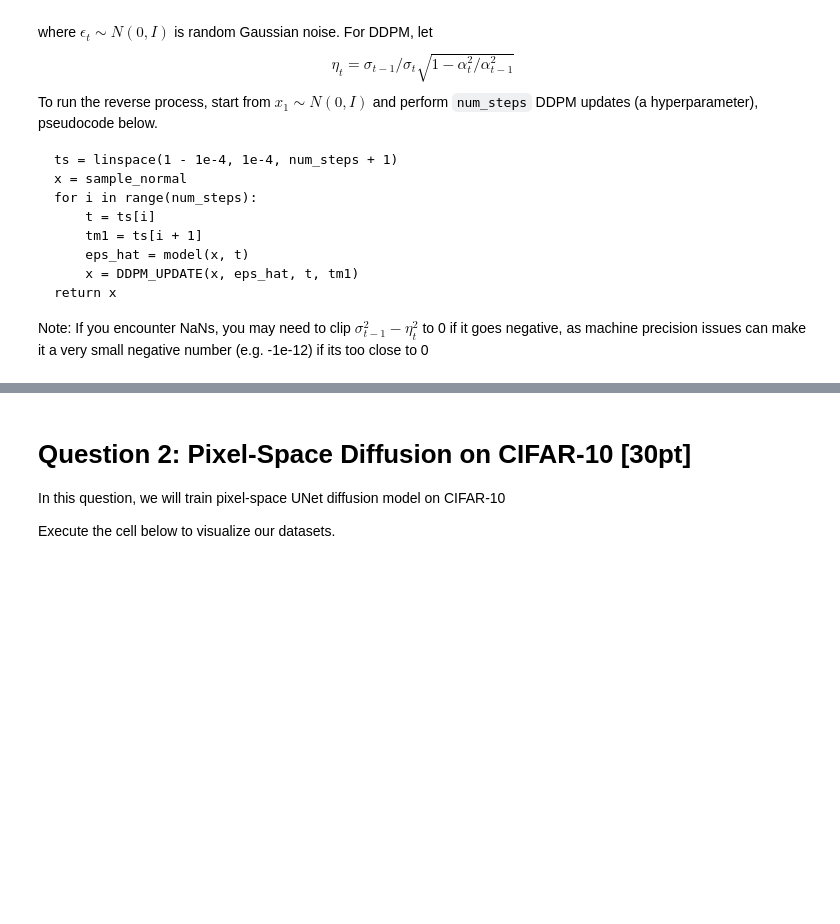
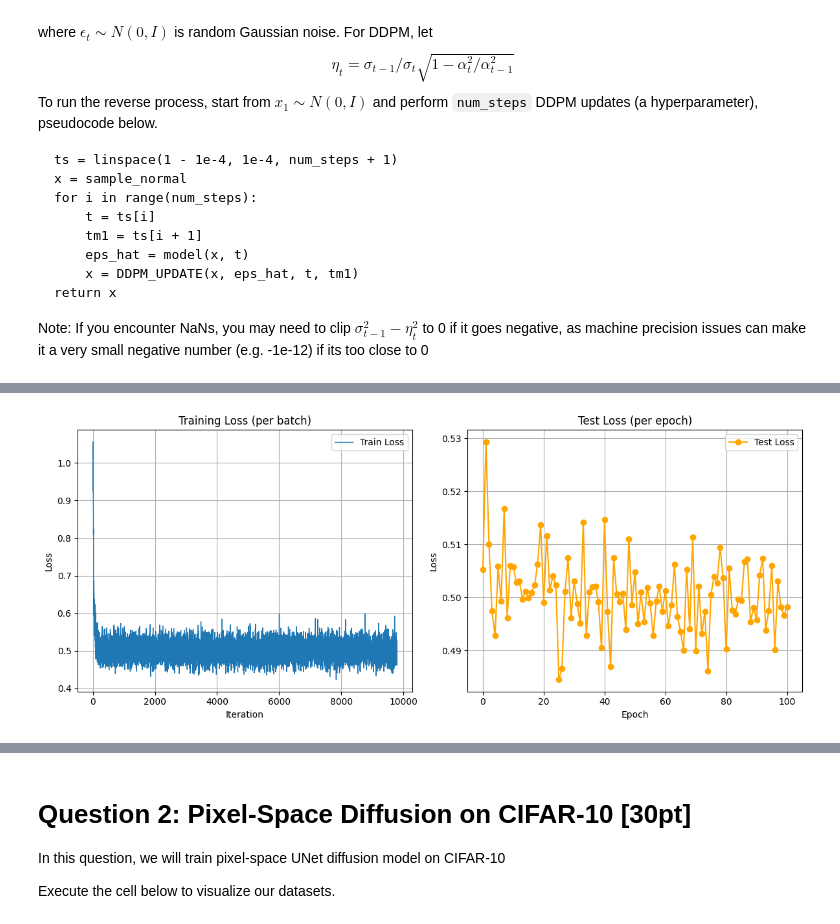
Before and after one commit to ke1999/DDPM, a Jupyter notebook: homeworks/hw4/hw4.ipynb, the cells around one changed output, grey strips where cells are left out. Drawn from its saved outputs; the diff is of its cells as text; code cells hidden in the pictures; blank space fills up the shorter version.

```diff
--- a/homeworks/hw4/hw4.ipynb
+++ b/homeworks/hw4/hw4.ipynb
@@ -95,3 +284,39 @@ Note: If you encounter NaNs, you may need to clip $\sigma_{t-1}^2 - \eta_t^2$ to
+# %%
+#训练和测试损失
+def plot_losses(train_losses, test_losses, batch_per_epoch, save_path=None):
+    import matplotlib.pyplot as plt
+
+    plt.figure(figsize=(12, 5))
+
+    # 训练损失（每个 batch）
+    plt.subplot(1, 2, 1)
+    plt.plot(train_losses, label='Train Loss', linewidth=1)
+    plt.title('Training Loss (per batch)')
+    plt.xlabel('Iteration')
+    plt.ylabel('Loss')
+    plt.grid(True)
+    plt.legend()
+
+    # 测试损失（每个 epoch）
+    plt.subplot(1, 2, 2)
+    epochs = np.arange(len(test_losses))
+    plt.plot(epochs, test_losses, label='Test Loss', color='orange', marker='o')
+    plt.title('Test Loss (per epoch)')
+    plt.xlabel('Epoch')
+    plt.ylabel('Loss')
+    plt.grid(True)
+    plt.legend()
+
+    plt.tight_layout()
+    if save_path:
+        plt.savefig(save_path)
+    plt.show()
+# %%
+# 假设你的 batch_size=1024，train_data.shape[0]=100000 → 每个 epoch 约 98 个 batch
+batch_per_epoch = len(train_data) // 1024
+plot_losses(train_losses, test_losses, batch_per_epoch)
+# %% [output]
+[figure, added]
 # %%
 def q1(train_data, test_data):
     """
```
Also changed, not shown: parts of 13 cells of this notebook.
